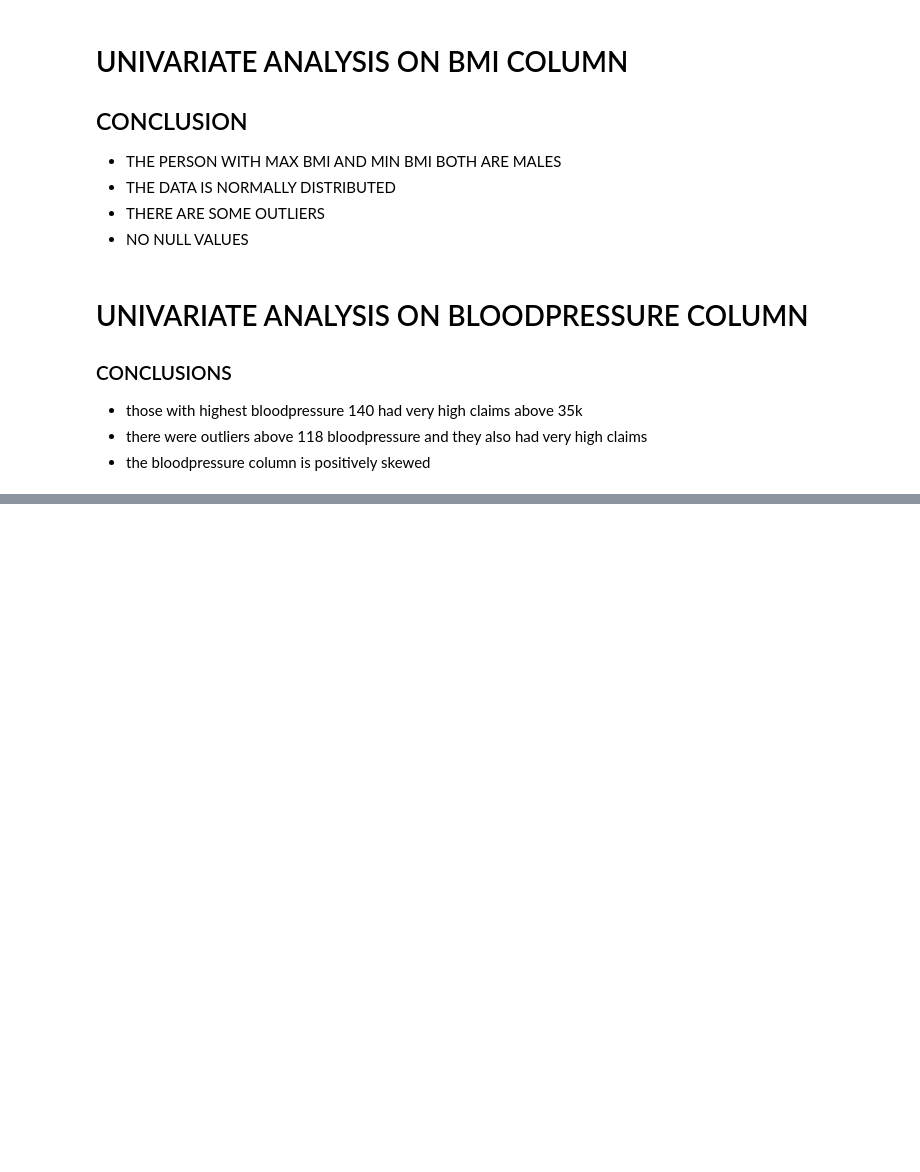
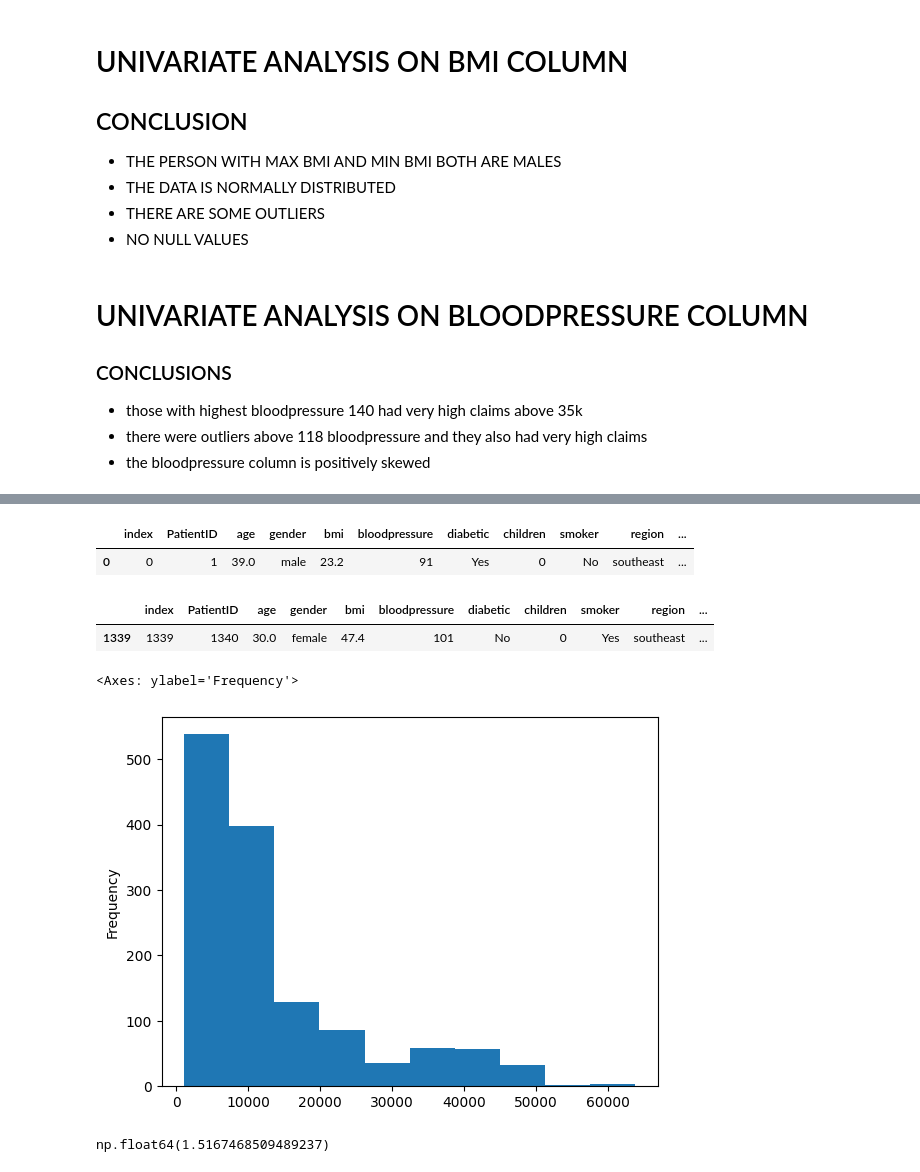
Before and after one commit to ronit-6464/INSURANCE-DATASET-EDA, a Jupyter notebook: EDA NOTEBOOK ON INSURANCE DATASET.ipynb, the cells around one changed output, grey strips where cells are left out. Drawn from its saved outputs; the diff is of its cells as text; code cells hidden in the pictures; blank space fills up the shorter version.

```diff
--- a/EDA NOTEBOOK ON INSURANCE DATASET.ipynb
+++ b/EDA NOTEBOOK ON INSURANCE DATASET.ipynb
@@ -202,0 +147,19 @@ np.int64(0)
+# %%
+df.query('claim==1121.87')
+# %% [output]
+|  | index | PatientID | age | gender | bmi | bloodpressure | diabetic | children | smoker | region | ... |
+| 0 | 0 | 1 | 39.0 | male | 23.2 | 91 | Yes | 0 | No | southeast | ... |
+# %%
+df.query('claim==63770.43')
+# %% [output]
+|  | index | PatientID | age | gender | bmi | bloodpressure | diabetic | children | smoker | region | ... |
+| 1339 | 1339 | 1340 | 30.0 | female | 47.4 | 101 | No | 0 | Yes | southeast | ... |
+# %%
+df.claim.plot(kind='hist')
+# %% [output]
+<Axes: ylabel='Frequency'>
+[figure, added]
+# %%
+df.claim.skew()
+# %% [output]
+np.float64(1.5167468509489237)
```
Also changed, not shown: parts of 19 cells of this notebook.
